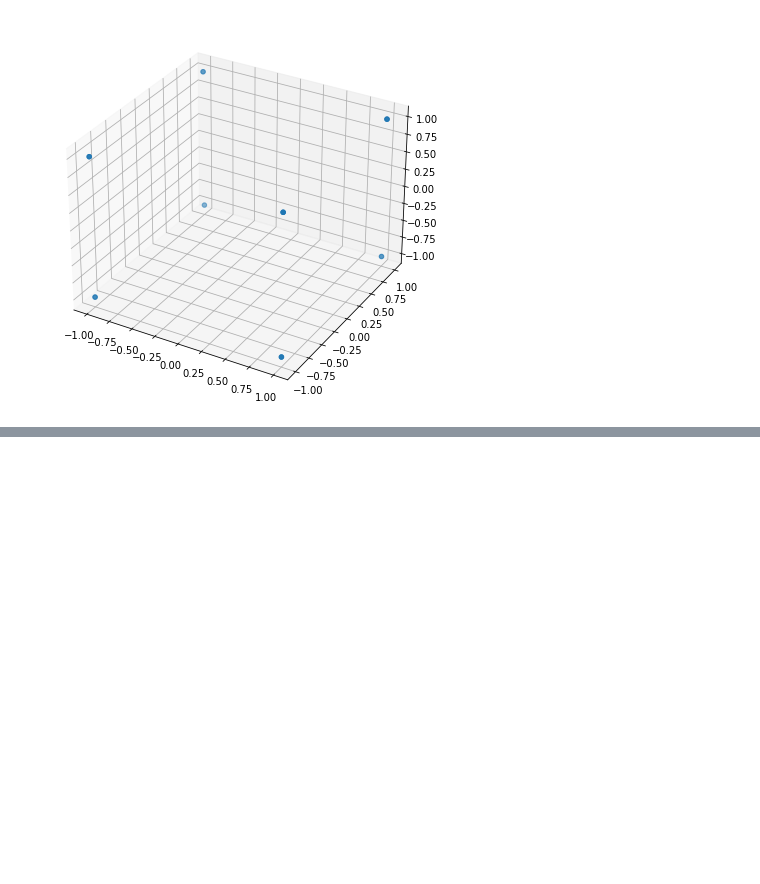
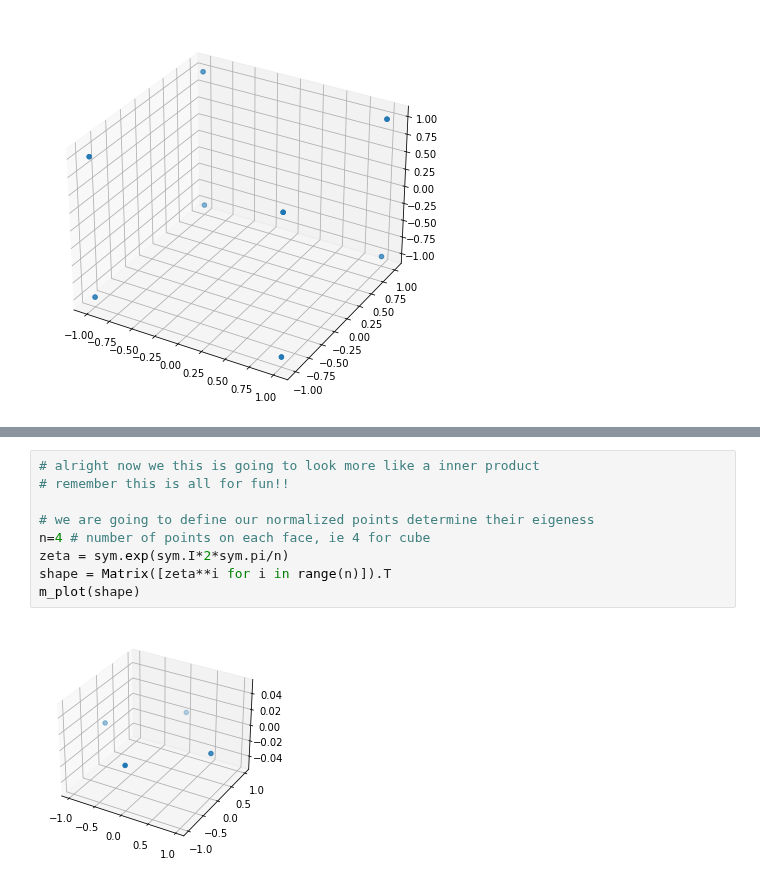
Before and after one commit to fractalclockwork/Math725, a Jupyter notebook: Exercises/Math725_week2_polytopes.ipynb, the cells around one changed output, grey strips where cells are left out. Cells and saved outputs as stored; diff of their text form; blank space fills up the shorter version.

```diff
--- a/Exercises/Math725_week2_polytopes.ipynb
+++ b/Exercises/Math725_week2_polytopes.ipynb
@@ -50,0 +76,11 @@ $f=\sum\limits_{n=-\infty}^{\infty}c_n e^{in\pi x}$
+# %%
+# alright now we this is going to look more like a inner product
+# remember this is all for fun!!
+
+# we are going to define our normalized points determine their eigeness
+n=4 # number of points on each face, ie 4 for cube
+zeta = sym.exp(sym.I*2*sym.pi/n)
+shape = Matrix([zeta**i for i in range(n)]).T
+m_plot(shape)
+# %% [output]
+[figure, added]
```
Also changed, not shown: parts of 6 cells of this notebook.
